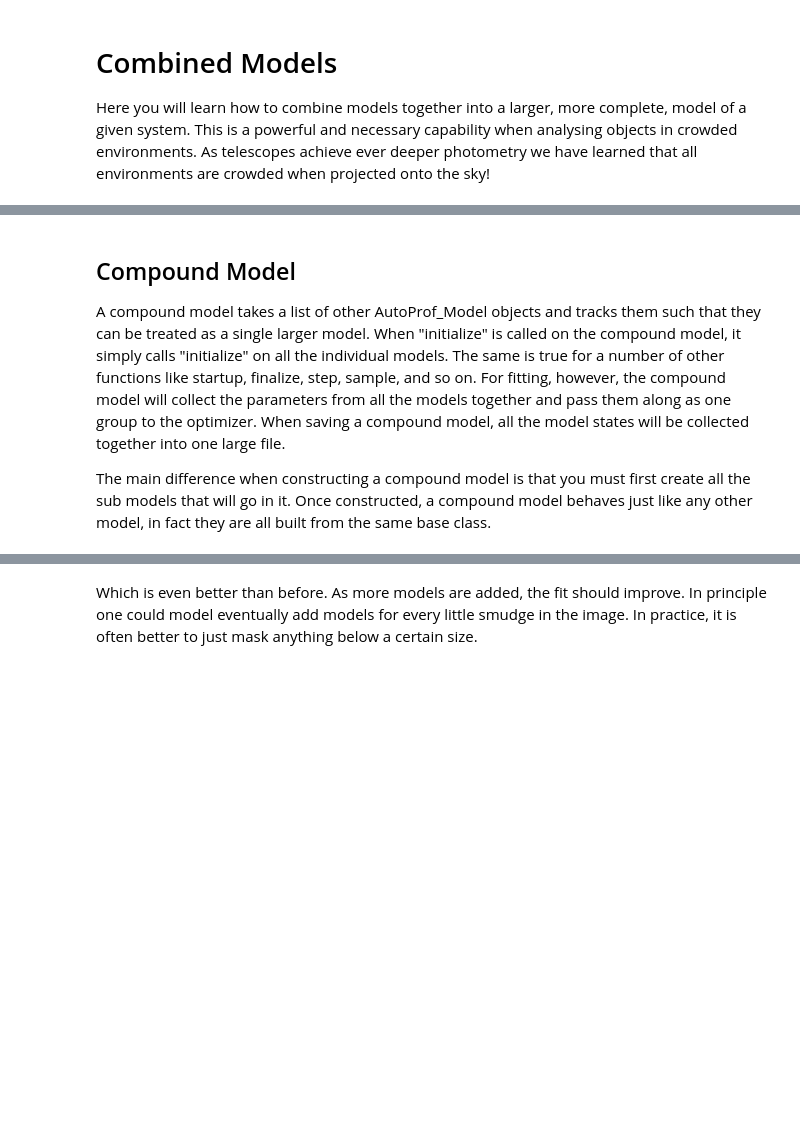
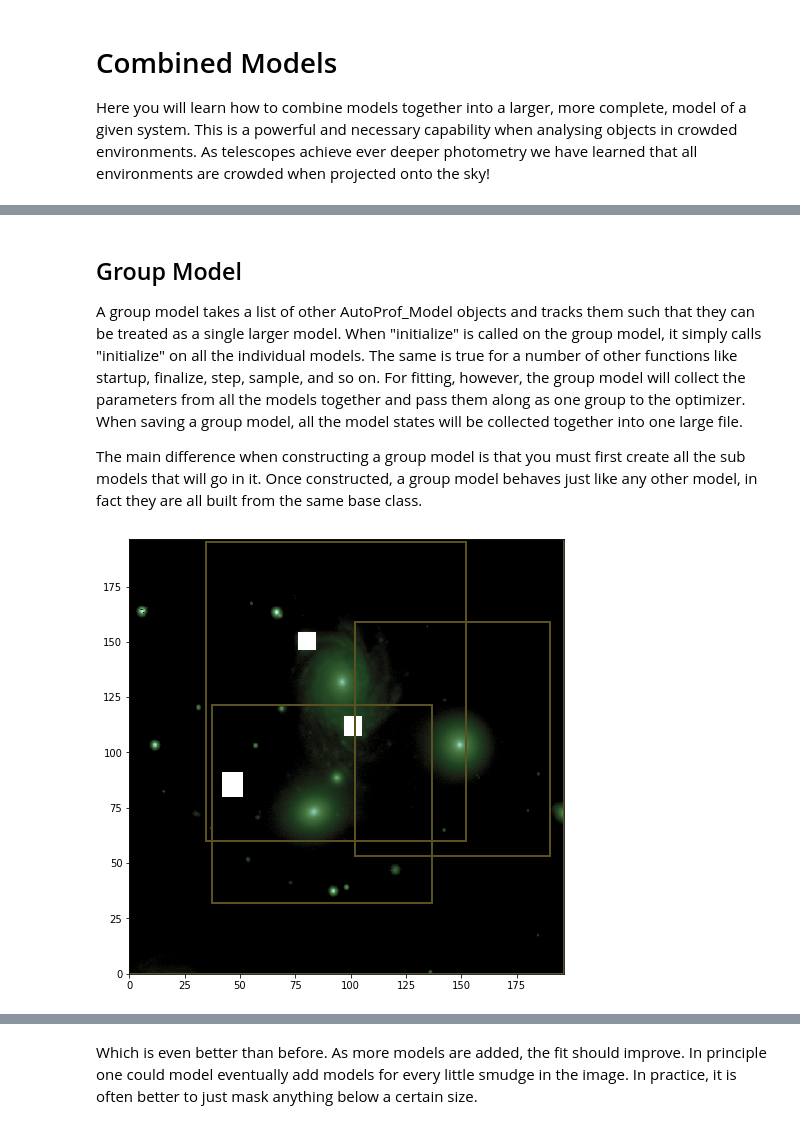
Before and after one commit to Autostronomy/AstroPhot, a Jupyter notebook: docs/tutorials/CombinedModels.ipynb, the cells around one changed output, grey strips where cells are left out. Drawn from its saved outputs; the diff is of its cells as text; code cells hidden in the pictures; blank space fills up the shorter version.

```diff
--- a/docs/tutorials/CombinedModels.ipynb
+++ b/docs/tutorials/CombinedModels.ipynb
@@ -45,27 +49,29 @@ plt.show()
 # %% [markdown]
-## Compound Model
+## Group Model
 
-A compound model takes a list of other AutoProf_Model objects and tracks them such that they can be treated as a single larger model. When "initialize" is called on the compound model, it simply calls "initialize" on all the individual models. The same is true for a number of other functions like startup, finalize, step, sample, and so on. For fitting, however, the compound model will collect the parameters from all the models together and pass them along as one group to the optimizer. When saving a compound model, all the model states will be collected together into one large file.
+A group model takes a list of other AutoProf_Model objects and tracks them such that they can be treated as a single larger model. When "initialize" is called on the group model, it simply calls "initialize" on all the individual models. The same is true for a number of other functions like startup, finalize, step, sample, and so on. For fitting, however, the group model will collect the parameters from all the models together and pass them along as one group to the optimizer. When saving a group model, all the model states will be collected together into one large file.
 
-The main difference when constructing a compound model is that you must first create all the sub models that will go in it. Once constructed, a compound model behaves just like any other model, in fact they are all built from the same base class.
+The main difference when constructing a group model is that you must first create all the sub models that will go in it. Once constructed, a group model behaves just like any other model, in fact they are all built from the same base class.
 # %%
 # first we make the list of models to fit
 
 model_kwargs = [
     {"name": "sky", "model_type": "flat sky model", "target": target2},
     {"name": "NGC0070", "model_type": "nonparametric galaxy model", "window": [[133,581], [229,744]], "target": target2},
     {"name": "NGC0071", "model_type": "nonparametric galaxy model", "window": [[143,522], [122,463]], "target": target2},
     {"name": "NGC0068", "model_type": "nonparametric galaxy model", "window": [[390,726], [204,607]], "target": target2},
 ]
 
 model_list = []
 for M in model_kwargs:
     model_list.append(ap.models.AutoProf_Model(**M))
 
-VV166Group = ap.models.AutoProf_Model(name = "VV166 Group", model_type = "compoundmodel", model_list = model_list, target = target2)
+VV166Group = ap.models.AutoProf_Model(name = "VV166 Group", model_type = "groupmodel", model_list = model_list, target = target2)
 fig3, ax3 = plt.subplots(figsize = (8,8))
 ap.plots.model_window(fig3, ax3, VV166Group)
 plt.show()
+# %% [output]
+[figure, added]
 # %%
 # See if AutoProf can figure out starting parameters for these galaxies
 VV166Group.initialize()
```
Also changed, not shown: parts of 14 cells of this notebook, 12 other files.
